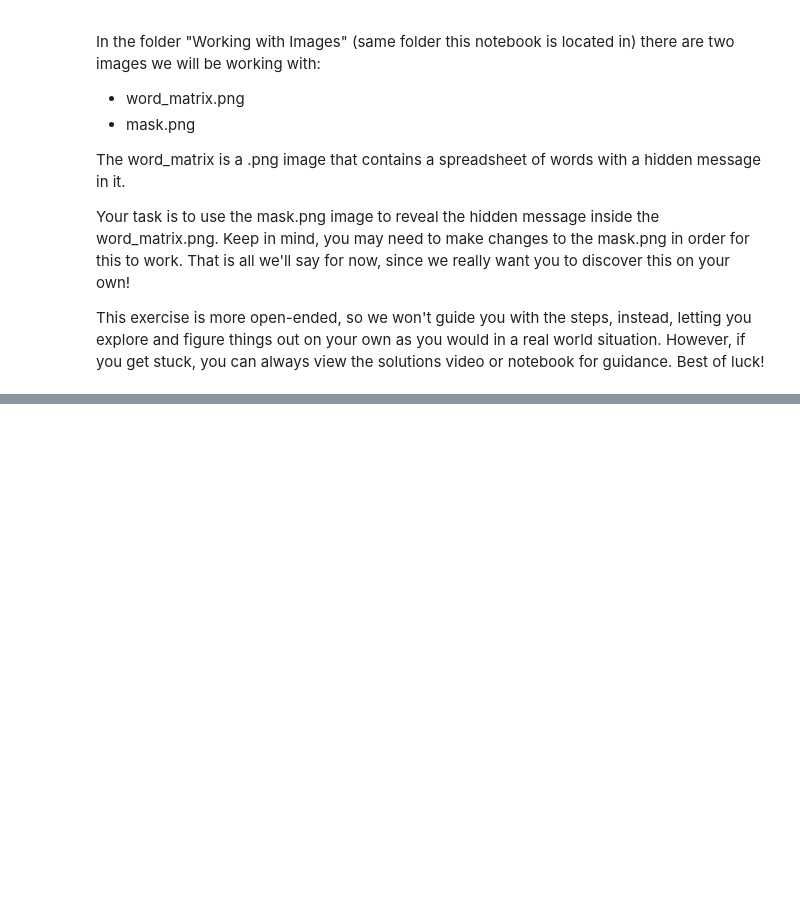
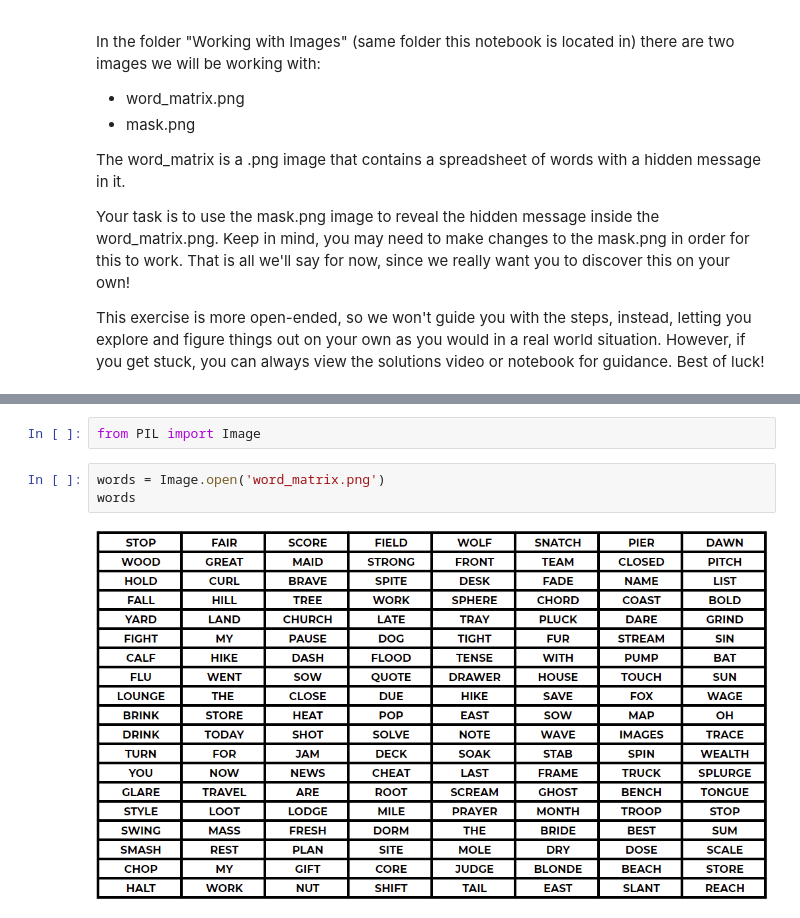
Before and after one commit to Phillips094/Python-Certification, a Jupyter notebook: 14-Working-with-Images/01-Image-Exercise.ipynb, the cells around one changed output, grey strips where cells are left out. Cells and saved outputs as stored; diff of their text form; blank space fills up the shorter version.

Commit message:
Completed Working With Images HW Assignment

```diff
--- a/14-Working-with-Images/01-Image-Exercise.ipynb
+++ b/14-Working-with-Images/01-Image-Exercise.ipynb
@@ -24,0 +19,7 @@ This exercise is more open-ended, so we won't guide you with the steps, instead,
+# %%
+from PIL import Image
+# %%
+words = Image.open('word_matrix.png')
+words
+# %% [output]
+[figure, added]
```
Also changed, not shown: parts of 10 cells of this notebook.
